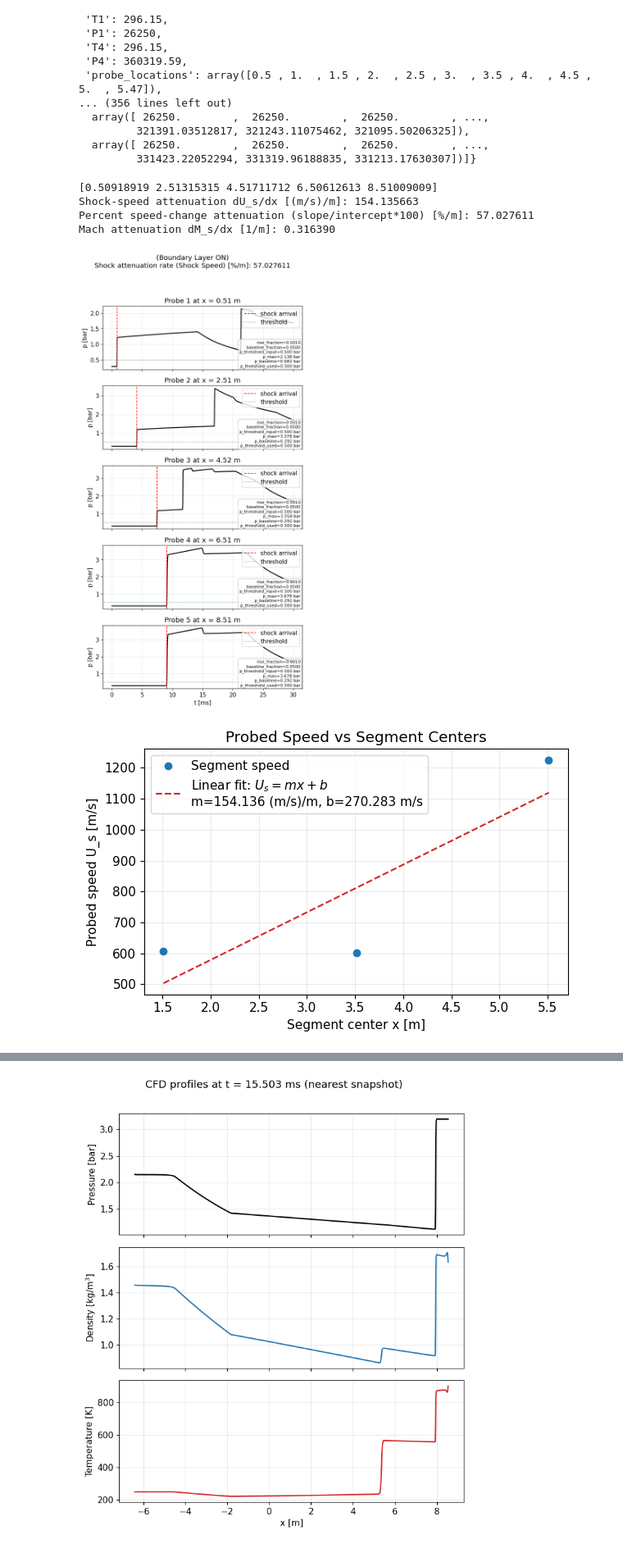
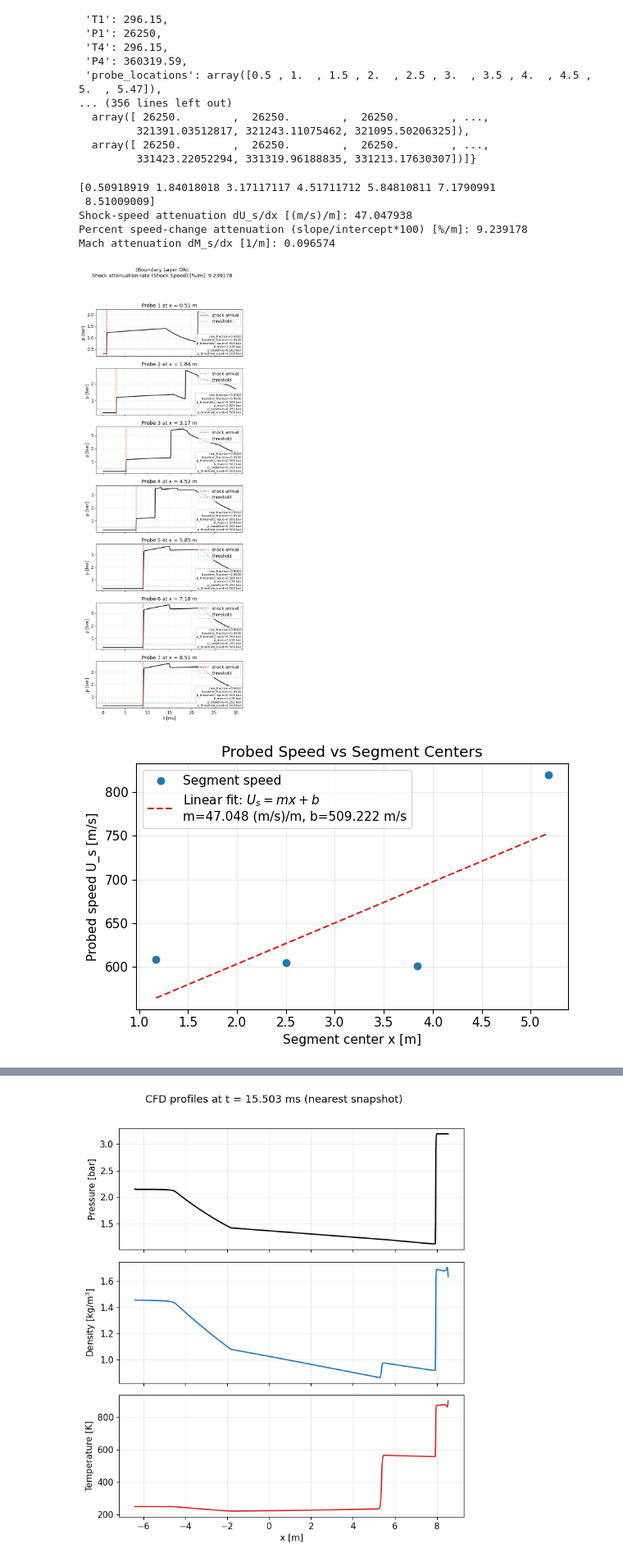
Before and after one commit to krainrpmt/StanShock_0.1.1_NIMT, a Jupyter notebook: examples/validation/SOD + BL Simulation.ipynb, the cells around one changed output, grey strips where cells are left out. Shown at 82% size. Cells and saved outputs as stored; diff of their text form; code cells hidden in the pictures.

```diff
--- a/examples/validation/SOD + BL Simulation.ipynb
+++ b/examples/validation/SOD + BL Simulation.ipynb
@@ -996,7 +996,7 @@ case_name = 'benchmark_30ms_nx1000_cfl0-05_BL'
 probe_locations = np.linspace(xLower,xUpper,1000) # <-- edit here
 probe_locations = probe_locations[probe_locations >= 0.5]
 probe_locations = probe_locations[probe_locations <= 8.52]
-probe_count = 5
+probe_count = 7
 
 # Step A: Generate evenly spaced indices (floats)
 # ranging from 0 to the length of the array - 1
@@ -1026,37 +1026,38 @@ cached_metrics = postprocess_cached_results(
 )
 
 cache_file = _cache_file_path(cache_dir, case_name=case_name)
 with np.load(cache_file, allow_pickle=True) as data:
     xt_time = np.array(data['xt_time'])
     xt_x = np.array(data['xt_x'])
     xt_pressure = np.array(data['xt_pressure'])
     xt_density = np.array(data['xt_density']) if 'xt_density' in data else None
     xt_temperature = np.array(data['xt_temperature']) if 'xt_temperature' in data else None
 
 _plot_xt_from_cached_fields(
     xt_time=xt_time,
     xt_x=xt_x,
     xt_pressure=xt_pressure,
     xt_density=xt_density,
     xt_temperature=xt_temperature,
     color_scheme='turbo'
 )
 
 print("==== Shock Probes (from cache) ====")
 print("Probe positions [m]:", cached_metrics["probe_locations"])
 print("Shock arrival times [ms]:", cached_metrics["probe_arrival_times"] * 1e3)
 print("Shock pressures [bar]:", cached_metrics["probe_shock_pressures"] / 1e5)
 print("Average shock speed from x(t_arrival) [m/s]: %.3f" % cached_metrics["shock_speed_average"])
 if len(cached_metrics["shock_speed_segment"]) > 0:
     print("Segment centers x [m]:", cached_metrics["shock_speed_segment_centers"])
     print("Segment shock speeds U_s [m/s]:", cached_metrics["shock_speed_segment"])
 
 plt.show()
 # %% [output]
-[0.50918919 2.51315315 4.51711712 6.50612613 8.51009009]
-Shock-speed attenuation dU_s/dx [(m/s)/m]: 154.135663
-Percent speed-change attenuation (slope/intercept*100) [%/m]: 57.027611
-Mach attenuation dM_s/dx [1/m]: 0.316390
+[0.50918919 1.84018018 3.17117117 4.51711712 5.84810811 7.1790991
+ 8.51009009]
+Shock-speed attenuation dU_s/dx [(m/s)/m]: 47.047938
+Percent speed-change attenuation (slope/intercept*100) [%/m]: 9.239178
+Mach attenuation dM_s/dx [1/m]: 0.096574
-[figure, old version]
+[figure, new version]
-[figure, old version]
+[figure, new version]
 ==== Shock Probes (from cache) ====
```
Also changed, not shown: parts of 1 cell of this notebook, 1 other file.
